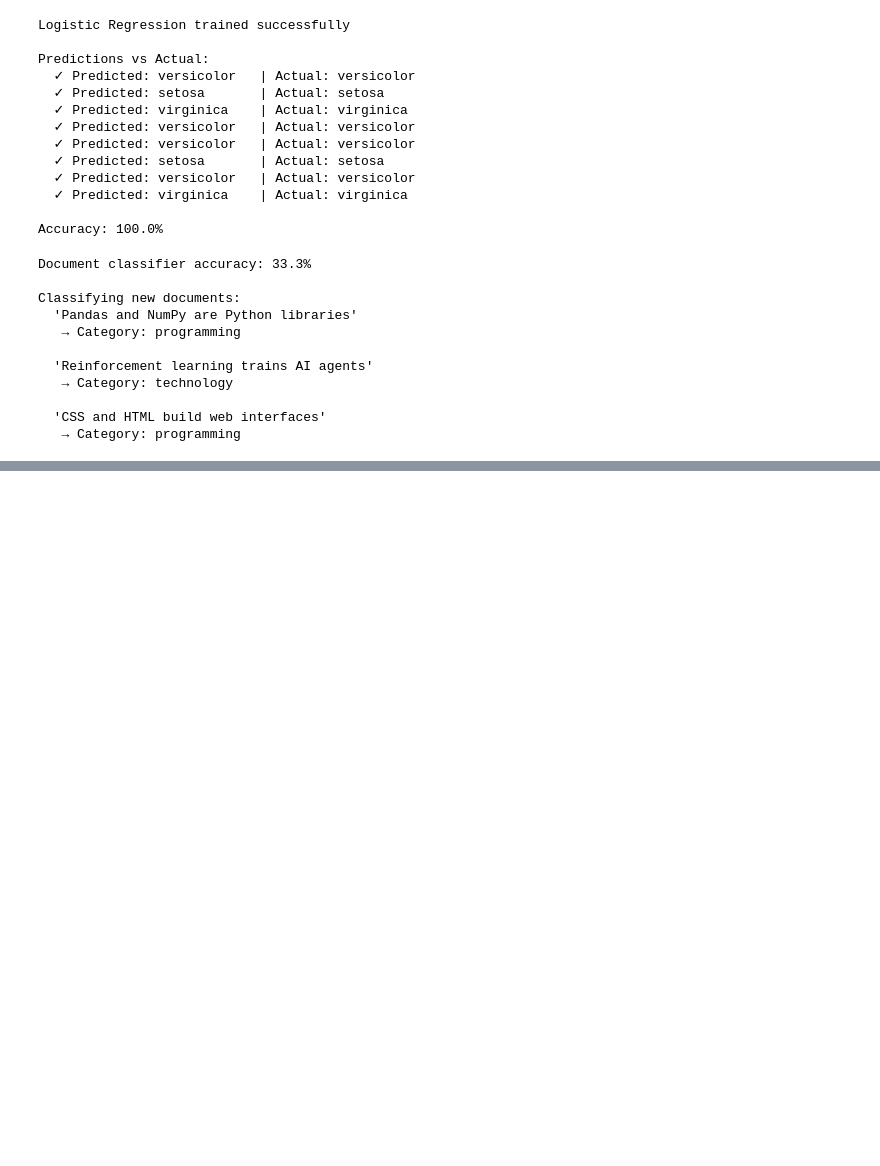
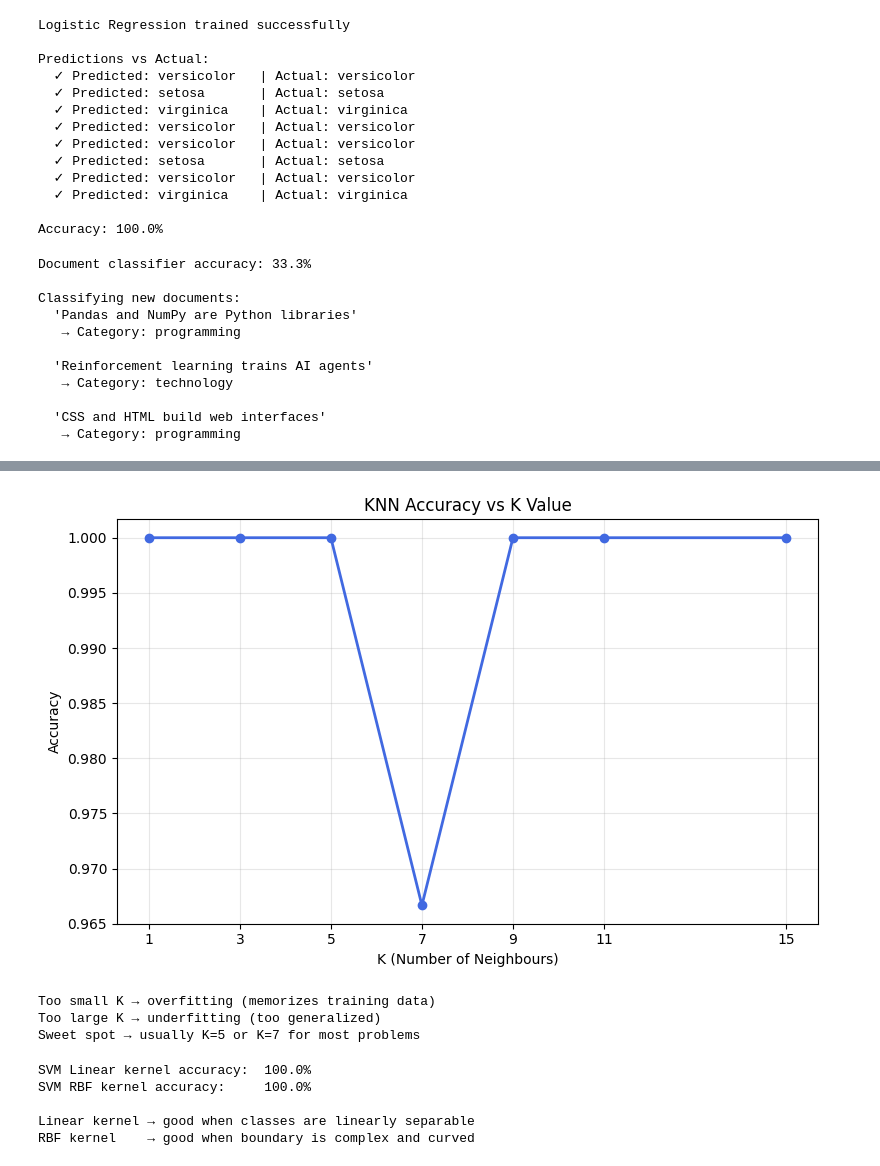
Before and after one commit to vartikabhawsar/ai-document-assistant, a Jupyter notebook: week2.ipynb, the cells around one changed output, grey strips where cells are left out. Saved outputs shown, nothing was run; the diff lists cells and outputs as text; code cells hidden in the pictures; blank space fills up the shorter version.

```diff
--- a/week2.ipynb
+++ b/week2.ipynb
@@ -367,0 +688,60 @@ for doc, pred in zip(new_docs, predictions):
+# %%
+import matplotlib.pyplot as plt
+
+k_vals = [r["K"] for r in results]
+accuracies = [r["Accuracy"] for r in results]
+
+plt.figure(figsize=(8, 5))
+plt.plot(k_vals, accuracies, marker="o", color="royalblue", linewidth=2)
+plt.title("KNN Accuracy vs K Value")
+plt.xlabel("K (Number of Neighbours)")
+plt.ylabel("Accuracy")
+plt.grid(True, alpha=0.3)
+plt.xticks(k_vals)
+plt.tight_layout()
+plt.show()
+
+print("Too small K → overfitting (memorizes training data)")
+print("Too large K → underfitting (too generalized)")
+print("Sweet spot → usually K=5 or K=7 for most problems")
+# %% [output]
+[figure, added]
+Too small K → overfitting (memorizes training data)
+Too large K → underfitting (too generalized)
+Sweet spot → usually K=5 or K=7 for most problems
+# %%
+from sklearn.svm import SVC
+
+# SVM = Support Vector Machine
+# Finds the BEST boundary between classes
+# Not just any boundary — the one with maximum margin
+
+# Imagine two groups of dots on a graph
+# Many lines could separate them
+# SVM finds the line that is FURTHEST from both groups
+# This maximum margin makes it more robust on new data
+
+# The dots closest to the boundary are called SUPPORT VECTORS
+# They are the critical points that define the boundary
+
+# SVM with linear boundary
+svm_linear = SVC(kernel="linear", random_state=42)
+svm_linear.fit(X_train, y_train)
+acc_linear = accuracy_score(y_test, svm_linear.predict(X_test))
+print(f"SVM Linear kernel accuracy:  {acc_linear*100:.1f}%")
+
+# SVM with RBF kernel — handles non-linear boundaries
+svm_rbf = SVC(kernel="rbf", random_state=42)
+svm_rbf.fit(X_train, y_train)
+acc_rbf = accuracy_score(y_test, svm_rbf.predict(X_test))
+print(f"SVM RBF kernel accuracy:     {acc_rbf*100:.1f}%")
+
+print()
+print("Linear kernel → good when classes are linearly separable")
+print("RBF kernel    → good when boundary is complex and curved")
+# %% [output]
+SVM Linear kernel accuracy:  100.0%
+SVM RBF kernel accuracy:     100.0%
+
+Linear kernel → good when classes are linearly separable
+RBF kernel    → good when boundary is complex and curved
```
Also changed, not shown: parts of 12 cells of this notebook.
